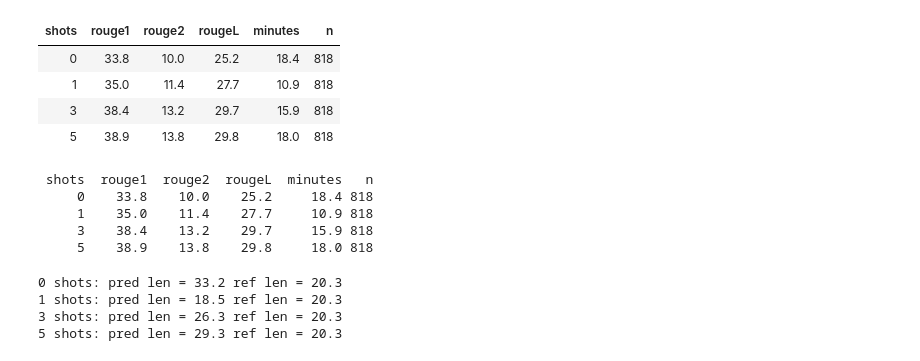
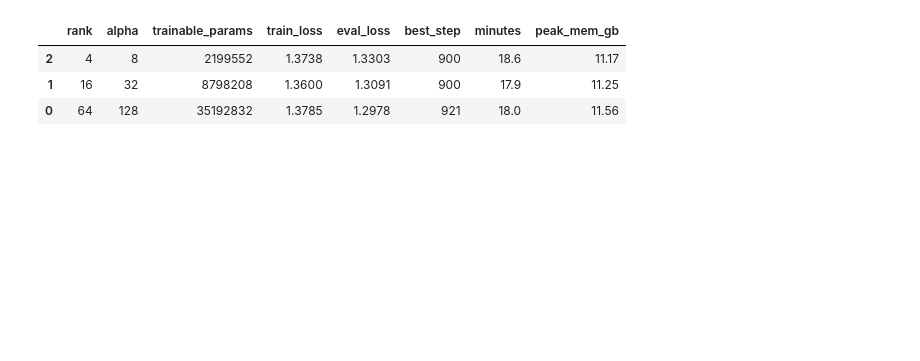
Before and after one commit to fernandoquintino/summ-ft, a Jupyter notebook: explore.ipynb, the cells around one changed output. Drawn from its saved outputs; the diff is of its cells as text; code cells hidden in the pictures; blank space fills up the shorter version.

Commit message:
logged LoRA results from rouge metrics and mmlu

```diff
--- a/explore.ipynb
+++ b/explore.ipynb
@@ -126,42 +7,14 @@ Edward thinks he is in love with Bella. Rachel wants Edward to open his door. Ra
 # %%
 import json
 from pathlib import Path
 import pandas as pd
 
-rows = []
-for p in Path("results").glob("icl_*_validation/metrics.json"):
-    rows.append(json.load(open(p)))
-table = pd.DataFrame(rows).sort_values("shots")
-table[["rouge1", "rouge2", "rougeL"]] = (
-    table[["rouge1", "rouge2", "rougeL"]] * 100
-).round(1)
-table = table[["shots", "rouge1", "rouge2", "rougeL", "minutes", "n"]]
-table.style.hide(axis="index").format(precision=1)
-# table
+rows = [json.load(open(p)) for p in Path("models").glob("lora_*/metrics.json")]
+runs = pd.DataFrame(rows).sort_values("rank")
+runs[["rank", "alpha", "trainable_params", "train_loss", "eval_loss",
+      "best_step", "minutes", "peak_mem_gb"]]
 # %% [output]
-| shots | rouge1 | rouge2 | rougeL | minutes | n |
-| 0 | 33.8 | 10.0 | 25.2 | 18.4 | 818 |
-| 1 | 35.0 | 11.4 | 27.7 | 10.9 | 818 |
-| 3 | 38.4 | 13.2 | 29.7 | 15.9 | 818 |
-| 5 | 38.9 | 13.8 | 29.8 | 18.0 | 818 |
+|  | rank | alpha | trainable_params | train_loss | eval_loss | best_step | minutes | peak_mem_gb |
+| 2 | 4 | 8 | 2199552 | 1.3738 | 1.3303 | 900 | 18.6 | 11.17 |
+| 1 | 16 | 32 | 8798208 | 1.3600 | 1.3091 | 900 | 17.9 | 11.25 |
+| 0 | 64 | 128 | 35192832 | 1.3785 | 1.2978 | 921 | 18.0 | 11.56 |
-# %%
-print(table.to_string(index=False))
-# %% [output]
- shots  rouge1  rouge2  rougeL  minutes   n
-     0    33.8    10.0    25.2     18.4 818
-     1    35.0    11.4    27.7     10.9 818
-     3    38.4    13.2    29.7     15.9 818
-     5    38.9    13.8    29.8     18.0 818
-# %%
-import pandas as pd
-
-for k in [0, 1, 3, 5]:
-    df = pd.read_json(f"results/icl_{k}shot_validation/predictions.jsonl", lines=True)
-    pred_len = df["prediction"].str.split().str.len().mean()
-    ref_len = df["reference"].str.split().str.len().mean()
-    print(f"{k} shots: pred len = {pred_len:.1f} ref len = {ref_len:.1f}")
-# %% [output]
-0 shots: pred len = 33.2 ref len = 20.3
-1 shots: pred len = 18.5 ref len = 20.3
-3 shots: pred len = 26.3 ref len = 20.3
-5 shots: pred len = 29.3 ref len = 20.3
```
Also changed, not shown: parts of 21 cells of this notebook, 2 other files.
